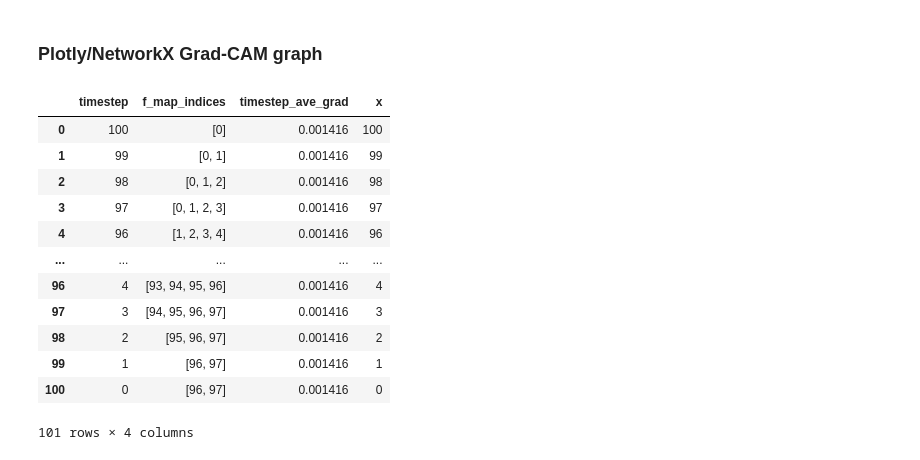
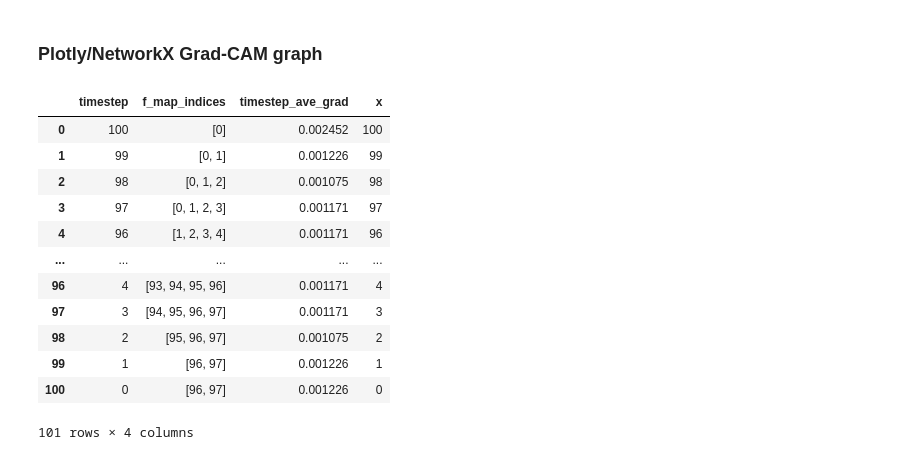
Before and after one commit to ZoeHancox/explainable_TGCNN, a Jupyter notebook: grad_cam_graph_run.ipynb, the cells around one changed output. Drawn from its saved outputs; the diff is of its cells as text; code cells hidden in the pictures.

```diff
--- a/grad_cam_graph_run.ipynb
+++ b/grad_cam_graph_run.ipynb
@@ -570,27 +623,5 @@ pos_df = map_y_coord_to_node(pos_df, pos_list)
 # %%
-# Get the average gradient value per timestep
-
-def generate_filt_sequences(stride, filter_size, feature_map_size):
-    sequences = []
-
-    for t in range(feature_map_size):
-        start_idx = t * stride + 1
-
-        end_idx = start_idx + filter_size
-
-        # Generate the list of indices for this timestep
-        indices = list(range(start_idx, end_idx))
-
-        # Append to sequences
-        sequences.append(indices)
-
-    return sequences
-
-stride = 1
-filter_size = 4
-
-sequences = generate_filt_sequences(stride, filter_size, norm_features.shape[0]+1)
-sequences
+sequences = generate_filt_sequences(stride, filter_size, l_map.shape[0]+1)
 
 def find_indices_of_value(list_of_lists, value):
     # Use a list comprehension to find the indices of lists containing the value
@@ -601,51 +632,50 @@ f_map_indices = []
 for f in range(1, max_timesteps+1): # this needs to be
     f_map_indices.append(find_indices_of_value(sequences, f))
 
-len(range(1, norm_features.shape[0]+1))
+len(range(1, l_map.shape[0]+1))
 timestep_ave_grad_df = pd.DataFrame({
                         'timestep': list(range(max_timesteps, 0, -1)),
                         'f_map_indices' : f_map_indices
                                      })
-timestep_ave_grad_df
 
 index_values = timestep_ave_grad_df['f_map_indices'].values
 
 timestep_ave_grads_lst = []
 for index, row in timestep_ave_grad_df.iterrows():
     grad_lst_per_timestep = []
     for i in range(0, len(row['f_map_indices'])):
-        grad_lst_per_timestep.append(norm_features[i])
-    # get the mean of the norm_features for each time_step
+        grad_lst_per_timestep.append(l_map[i])
+    # get the mean of the l_map for each time_step
     timestep_ave_grads_lst.append(statistics.mean(grad_lst_per_timestep))
 
 timestep_ave_grad_df['timestep_ave_grad'] = timestep_ave_grads_lst
 
 
 # this is the gradient per timestep but not all of the patients will have all the timesteps covered so need to take the top x rows (most recent)
 # flip these to have the same order as node occurence
 
 
 timestep_ave_grad_df['x'] = timestep_ave_grad_df['timestep']
 
 # nodes in position x = 0 is the same as nodes in position x = 1 so can just duplicate the value here
 new_row_dup = {'timestep': 0, 'f_map_indices': timestep_ave_grad_df['f_map_indices'].iloc[-1], 'timestep_ave_grad': timestep_ave_grad_df['timestep_ave_grad'].iloc[-1], 'x':0}
 
 
 timestep_ave_grad_df.loc[len(timestep_ave_grad_df)] = new_row_dup
 timestep_ave_grad_df
 # %% [output]
 |  | timestep | f_map_indices | timestep_ave_grad | x |
-| 0 | 100 | [0] | 0.001416 | 100 |
-| 1 | 99 | [0, 1] | 0.001416 | 99 |
-| 2 | 98 | [0, 1, 2] | 0.001416 | 98 |
-| 3 | 97 | [0, 1, 2, 3] | 0.001416 | 97 |
-| 4 | 96 | [1, 2, 3, 4] | 0.001416 | 96 |
+| 0 | 100 | [0] | 0.002452 | 100 |
+| 1 | 99 | [0, 1] | 0.001226 | 99 |
+| 2 | 98 | [0, 1, 2] | 0.001075 | 98 |
+| 3 | 97 | [0, 1, 2, 3] | 0.001171 | 97 |
+| 4 | 96 | [1, 2, 3, 4] | 0.001171 | 96 |
 | ... | ... | ... | ... | ... |
-| 96 | 4 | [93, 94, 95, 96] | 0.001416 | 4 |
-| 97 | 3 | [94, 95, 96, 97] | 0.001416 | 3 |
-| 98 | 2 | [95, 96, 97] | 0.001416 | 2 |
-| 99 | 1 | [96, 97] | 0.001416 | 1 |
-| 100 | 0 | [96, 97] | 0.001416 | 0 |
+| 96 | 4 | [93, 94, 95, 96] | 0.001171 | 4 |
+| 97 | 3 | [94, 95, 96, 97] | 0.001171 | 3 |
+| 98 | 2 | [95, 96, 97] | 0.001075 | 2 |
+| 99 | 1 | [96, 97] | 0.001226 | 1 |
+| 100 | 0 | [96, 97] | 0.001226 | 0 |
 101 rows × 4 columns
 # %%
 # fake mapping dataframe for the ReadCodes and the corresponding descriptions
```
Also changed, not shown: parts of 11 cells of this notebook.
